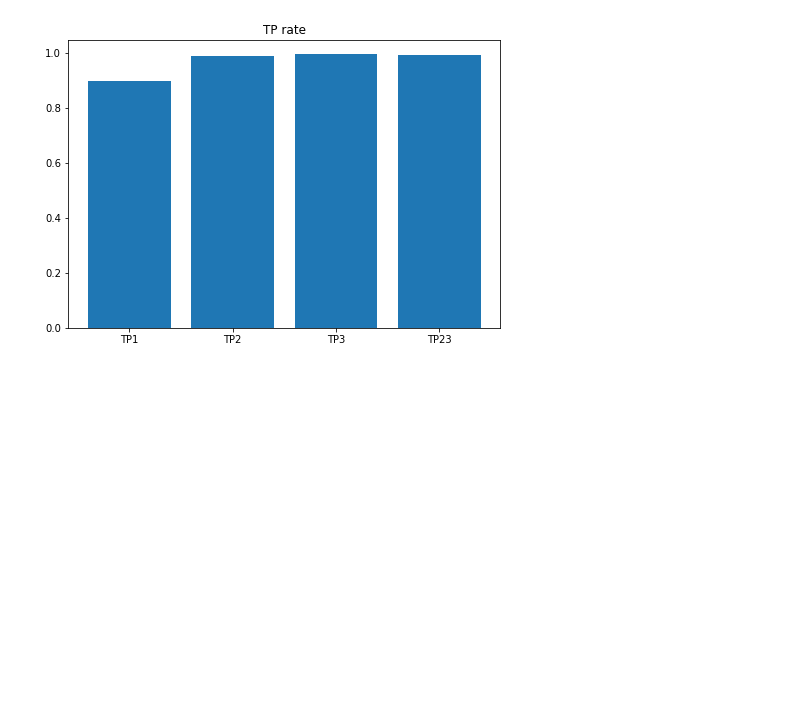
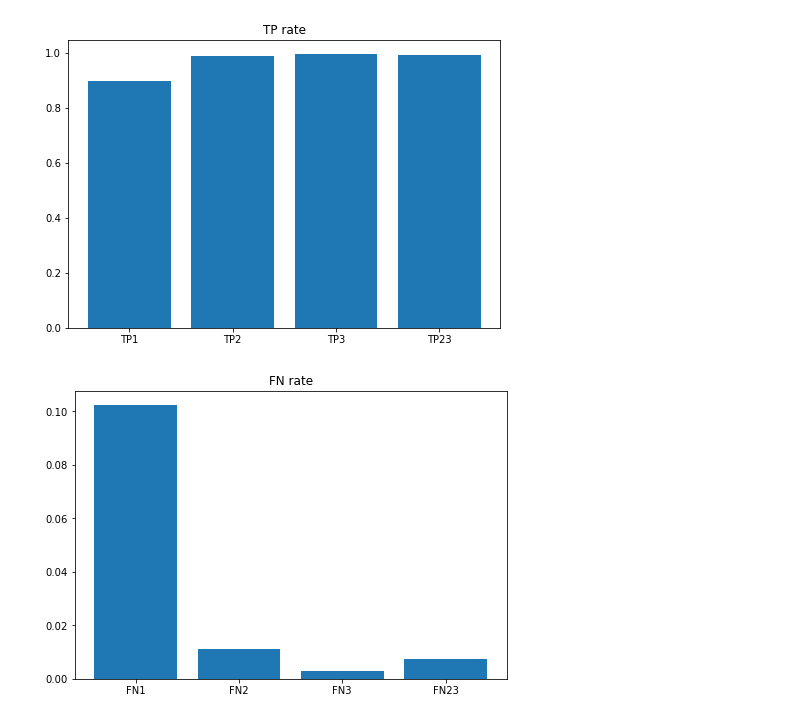
Before and after one commit to carlos-castro-davd/trabajo-6, a Jupyter notebook: develop/model_1.ipynb, the cells around one changed output. Saved outputs shown, nothing was run; the diff lists cells and outputs as text; code cells hidden in the pictures; blank space fills up the shorter version.

```diff
--- a/develop/model_1.ipynb
+++ b/develop/model_1.ipynb
@@ -312,3 +311,18 @@ ax.set_title('TP rate')
 plt.show()
 # %% [output]
 [figure]
+# %%
+FN1 = cmtest1[1][0]/(cmtest1[1][0]+cmtest1[1][1])
+FN2 = cmtest2[1][0]/(cmtest2[1][0]+cmtest2[1][1])
+FN3 = cmtest3[1][0]/(cmtest3[1][0]+cmtest3[1][1])
+FN23 = cmtest23[1][0]/(cmtest23[1][0]+cmtest23[1][1])
+# %%
+fig = plt.figure()
+ax = fig.add_axes([0,0,1,1])
+names = ['FN1', 'FN2', 'FN3', 'FN23']
+values = [FN1,FN2,FN3,FN23]
+ax.bar(names,values)
+ax.set_title('FN rate')
+plt.show()
+# %% [output]
+[figure, added]
```
Also changed, not shown: parts of 6 cells of this notebook.
